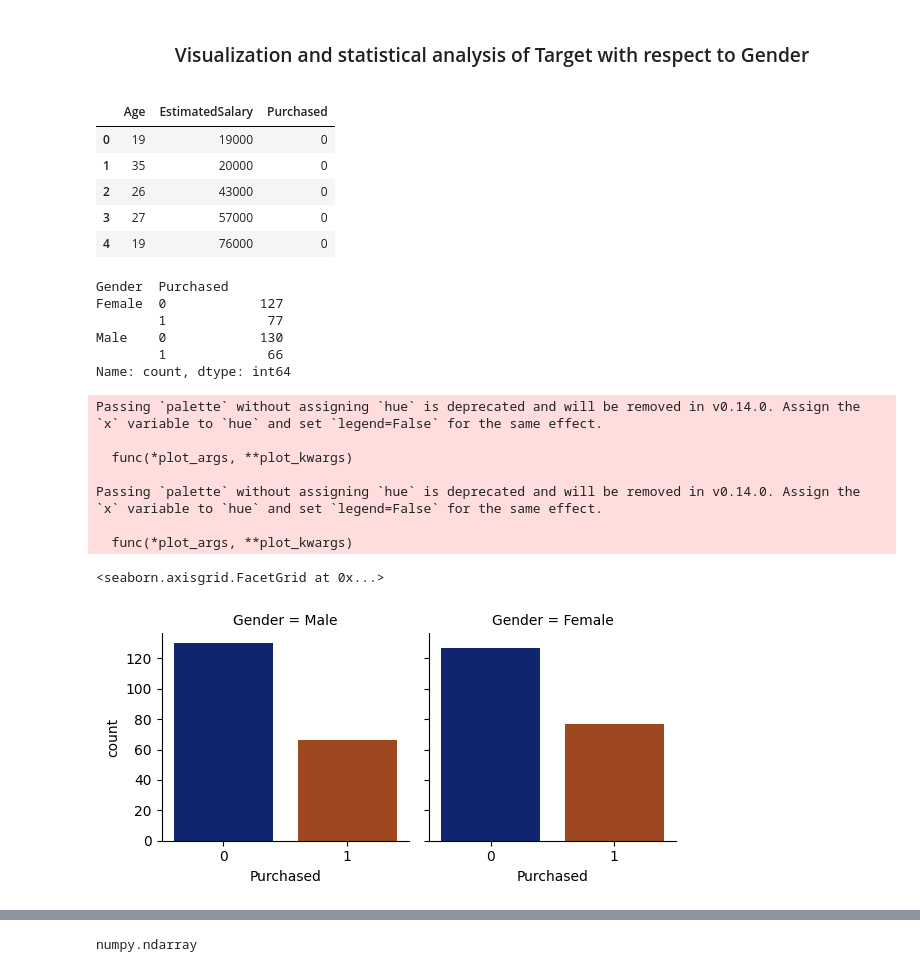
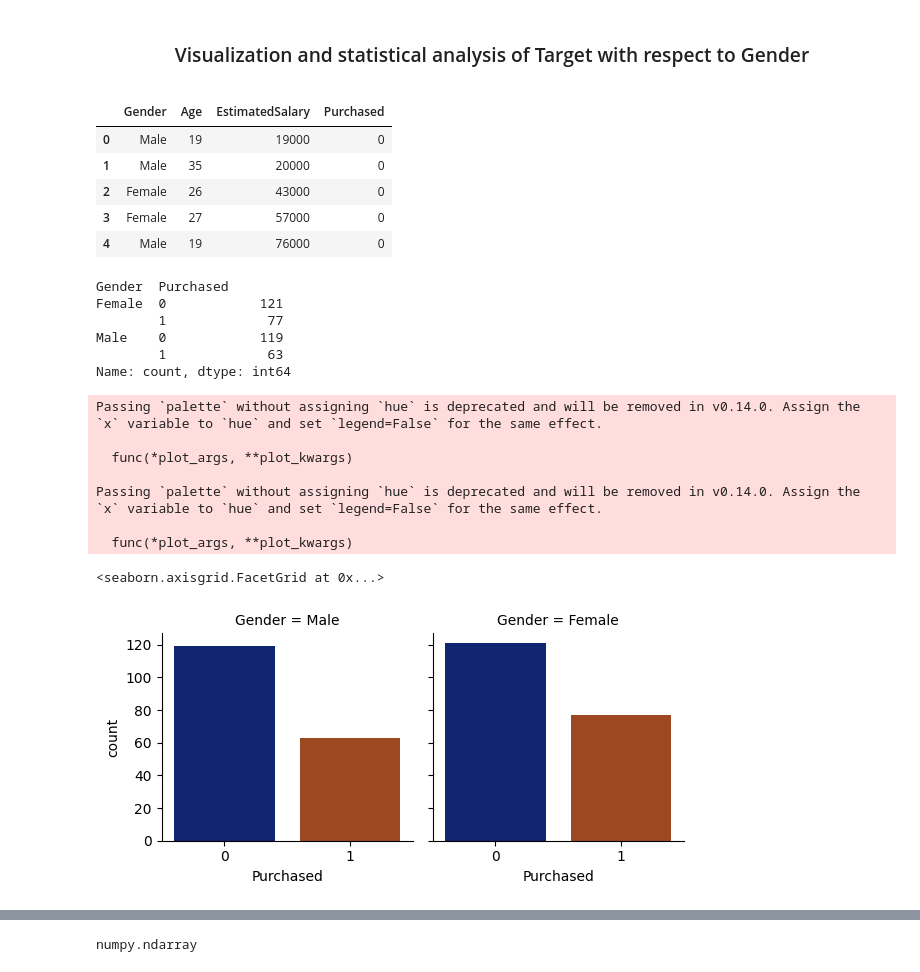
Before and after one commit to The1one1/ML_algo_Code, a Jupyter notebook: svm.ipynb, the cells around one changed output, grey strips where cells are left out. Cells and saved outputs as stored; diff of their text form; code cells hidden in the pictures.

```diff
--- a/svm.ipynb
+++ b/svm.ipynb
@@ -16,4 +16,7 @@ df.head()
 # %%
 # new data frame with split value columns
 gender_df = df.drop(['User ID'], axis=1, inplace=False)
+# %%
+gender_df.duplicated().sum()
+gender_df.drop_duplicates(inplace=True)
 # %%
@@ -143,37 +109,37 @@ according to above data, we can say that few people Purchase the product after s
 # %% [markdown]
 <center><h3>Visualization and statistical analysis of Target with respect to Gender</h3></center>
 # %%
-df.head()
+gender_df.head()
 # %% [output]
-|  | Age | EstimatedSalary | Purchased |
-| 0 | 19 | 19000 | 0 |
-| 1 | 35 | 20000 | 0 |
-| 2 | 26 | 43000 | 0 |
-| 3 | 27 | 57000 | 0 |
-| 4 | 19 | 76000 | 0 |
+|  | Gender | Age | EstimatedSalary | Purchased |
+| 0 | Male | 19 | 19000 | 0 |
+| 1 | Male | 35 | 20000 | 0 |
+| 2 | Female | 26 | 43000 | 0 |
+| 3 | Female | 27 | 57000 | 0 |
+| 4 | Male | 19 | 76000 | 0 |
 # %%
-df1.groupby('Gender').value_counts(subset=['Purchased'])
+gender_df.groupby('Gender').value_counts(subset=['Purchased'])
 # %% [output]
 Gender  Purchased
-Female  0            127
+Female  0            121
         1             77
-Male    0            130
-        1             66
+Male    0            119
+        1             63
 Name: count, dtype: int64
 # %%
 # also print the frequency in the countplot graph
-fig = sns.FacetGrid(df1, col = 'Gender')
+fig = sns.FacetGrid(gender_df, col = 'Gender')
 fig.map(sns.countplot, 'Purchased', palette = 'dark')
-# fig.add_legend()
+fig.add_legend()
 # %% [output]
 Passing `palette` without assigning `hue` is deprecated and will be removed in v0.14.0. Assign the `x` variable to `hue` and set `legend=False` for the same effect.
 
   func(*plot_args, **plot_kwargs)
 
 Passing `palette` without assigning `hue` is deprecated and will be removed in v0.14.0. Assign the `x` variable to `hue` and set `legend=False` for the same effect.
 
   func(*plot_args, **plot_kwargs)
 <seaborn.axisgrid.FacetGrid at 0x...>
-[figure, old version]
+[figure, new version]
 # %%
 plt.figure(figsize=(10, 3))
```
Also changed, not shown: parts of 71 cells of this notebook.
